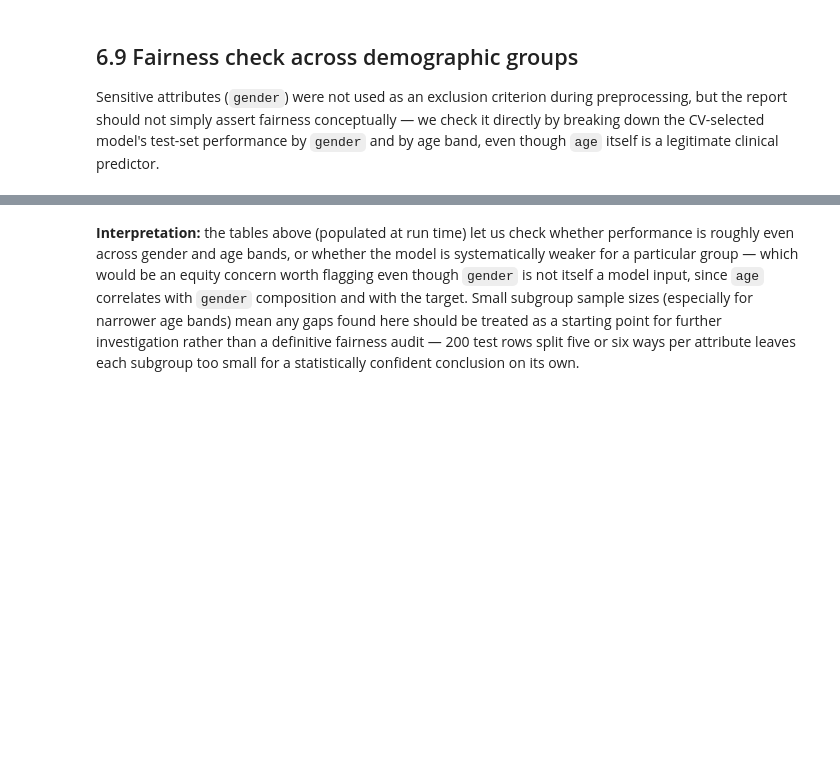
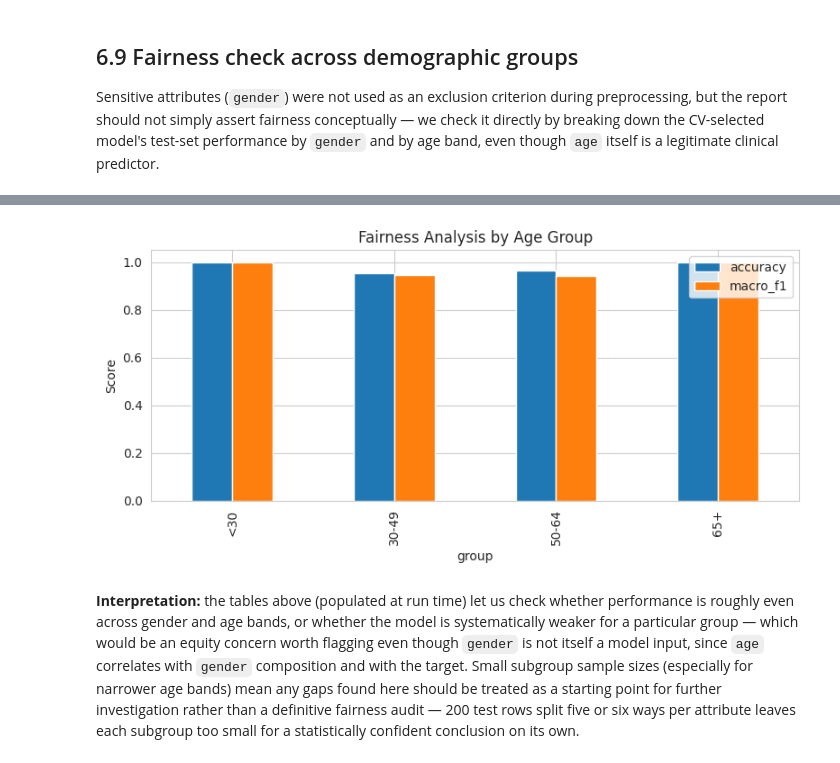
Before and after one commit to ThilaniDilmani/SmartCare-Hospital-AI, a Jupyter notebook: notebooks/Task_05_&_06_CIT_23_02_0173.ipynb, the cells around one changed output, grey strips where cells are left out. Saved outputs shown, nothing was run; the diff lists cells and outputs as text; code cells hidden in the pictures; blank space fills up the shorter version.

```diff
--- a/notebooks/Task_05_&_06_CIT_23_02_0173.ipynb
+++ b/notebooks/Task_05_&_06_CIT_23_02_0173.ipynb
@@ -837,3 +856,21 @@ Fairness check for Logistic Regression — macro-F1 and accuracy by AGE BAND:
+# %%
+age_fairness = pd.DataFrame(age_rows)
+
+age_fairness.plot(
+    x='group',
+    y=['accuracy', 'macro_f1'],
+    kind='bar',
+    figsize=(8,4)
+)
+
+plt.title("Fairness Analysis by Age Group")
+plt.ylabel("Score")
+plt.tight_layout()
+
+plt.savefig("agegroup_fairness.png", dpi=300)
+plt.show()
+# %% [output]
+[figure, added]
 # %% [markdown]
 **Interpretation:** the tables above (populated at run time) let us check whether
 performance is roughly even across gender and age bands, or whether the model is
```
Also changed, not shown: parts of 6 cells of this notebook.
